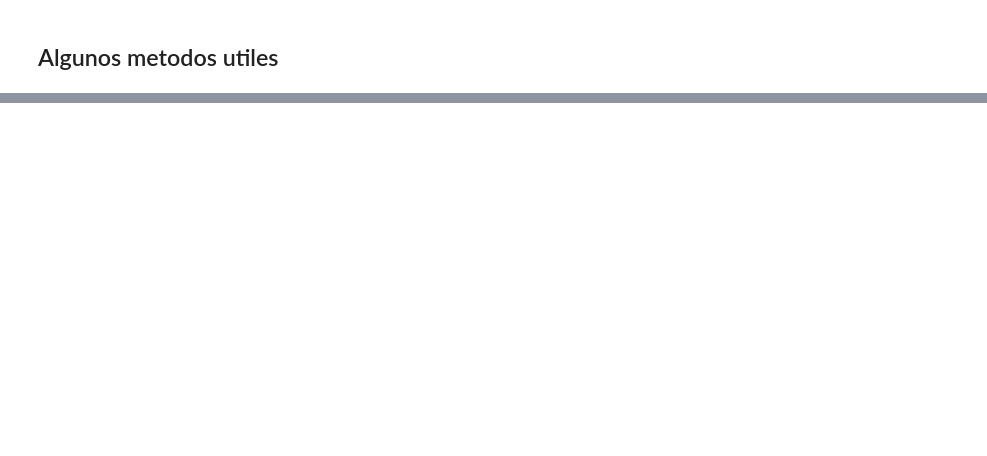
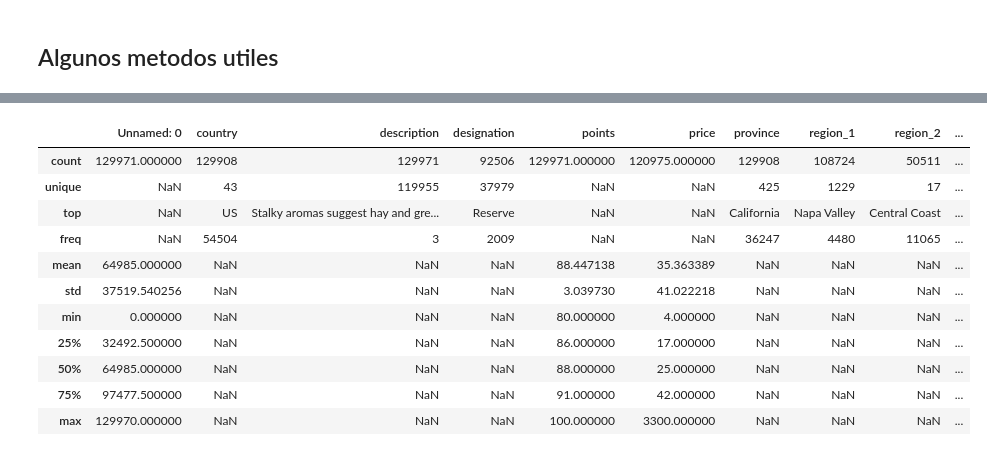
Before and after one commit to TamaraCucumides/DataScienceCourse, a Jupyter notebook: Unidad 3 - Procesamiento de datos/3.1 Pandas - introduccion y lectura de datos.ipynb, the cells around one changed output, grey strips where cells are left out. Saved outputs shown, nothing was run; the diff lists cells and outputs as text; code cells hidden in the pictures; blank space fills up the shorter version.

```diff
--- a/Unidad 3 - Procesamiento de datos/3.1 Pandas - introduccion y lectura de datos.ipynb
+++ b/Unidad 3 - Procesamiento de datos/3.1 Pandas - introduccion y lectura de datos.ipynb
@@ -100,0 +135,15 @@ En general, un Frame es una manera de guardar datos en grillas con columnas y fi
+# %%
+data_4.describe(include="all")
+# %% [output]
+|  | Unnamed: 0 | country | description | designation | points | price | province | region_1 | region_2 | ... |
+| count | 129971.000000 | 129908 | 129971 | 92506 | 129971.000000 | 120975.000000 | 129908 | 108724 | 50511 | ... |
+| unique | NaN | 43 | 119955 | 37979 | NaN | NaN | 425 | 1229 | 17 | ... |
+| top | NaN | US | Stalky aromas suggest hay and gre... | Reserve | NaN | NaN | California | Napa Valley | Central Coast | ... |
+| freq | NaN | 54504 | 3 | 2009 | NaN | NaN | 36247 | 4480 | 11065 | ... |
+| mean | 64985.000000 | NaN | NaN | NaN | 88.447138 | 35.363389 | NaN | NaN | NaN | ... |
+| std | 37519.540256 | NaN | NaN | NaN | 3.039730 | 41.022218 | NaN | NaN | NaN | ... |
+| min | 0.000000 | NaN | NaN | NaN | 80.000000 | 4.000000 | NaN | NaN | NaN | ... |
+| 25% | 32492.500000 | NaN | NaN | NaN | 86.000000 | 17.000000 | NaN | NaN | NaN | ... |
+| 50% | 64985.000000 | NaN | NaN | NaN | 88.000000 | 25.000000 | NaN | NaN | NaN | ... |
+| 75% | 97477.500000 | NaN | NaN | NaN | 91.000000 | 42.000000 | NaN | NaN | NaN | ... |
+| max | 129970.000000 | NaN | NaN | NaN | 100.000000 | 3300.000000 | NaN | NaN | NaN | ... |
```
Also changed, not shown: parts of 21 cells of this notebook, 1 other file.
